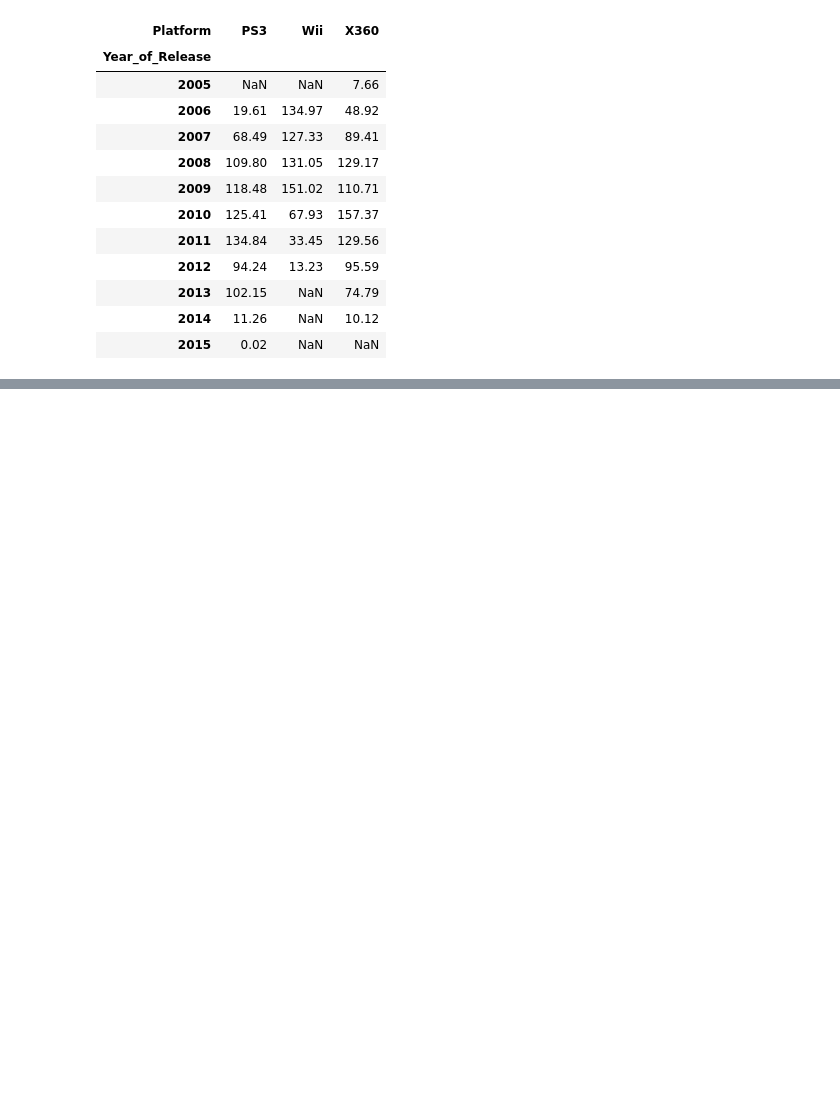
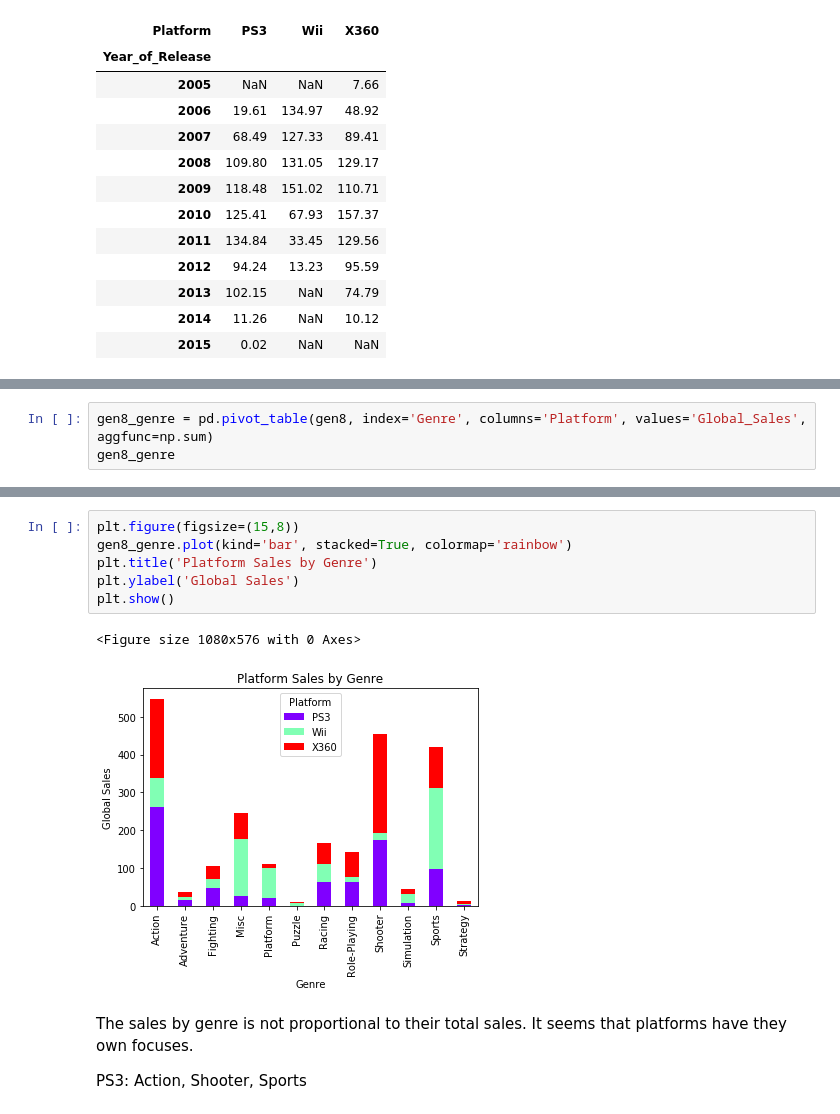
Before and after one commit to sherry9788/STATS131_Final, a Jupyter notebook: xuening.2.ipynb, the cells around one changed output, grey strips where cells are left out. Saved outputs shown, nothing was run; the diff lists cells and outputs as text; blank space fills up the shorter version.

```diff
--- a/xuening.2.ipynb
+++ b/xuening.2.ipynb
@@ -577,0 +613,3 @@ Text(0,0.5,'Global_Sales')
+# %%
+gen8_genre = pd.pivot_table(gen8, index='Genre', columns='Platform', values='Global_Sales', aggfunc=np.sum)
+gen8_genre
@@ -577,0 +631,13 @@ Text(0,0.5,'Global_Sales')
+# %%
+plt.figure(figsize=(15,8))
+gen8_genre.plot(kind='bar', stacked=True, colormap='rainbow')
+plt.title('Platform Sales by Genre')
+plt.ylabel('Global Sales')
+plt.show()
+# %% [output]
+<Figure size 1080x576 with 0 Axes>
+[figure, added]
+# %% [markdown]
+The sales by genre is not proportional to their total sales. It seems that platforms have they own focuses.
+
+PS3: Action, Shooter, Sports
```
Also changed, not shown: parts of 44 cells of this notebook.
